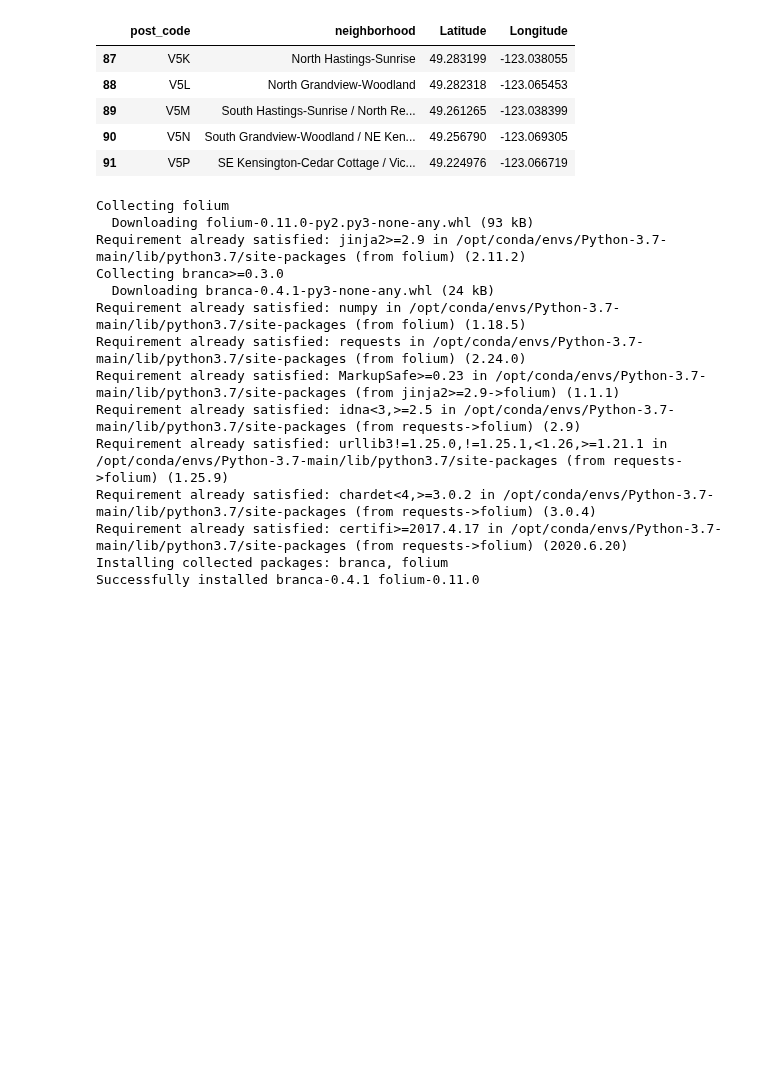
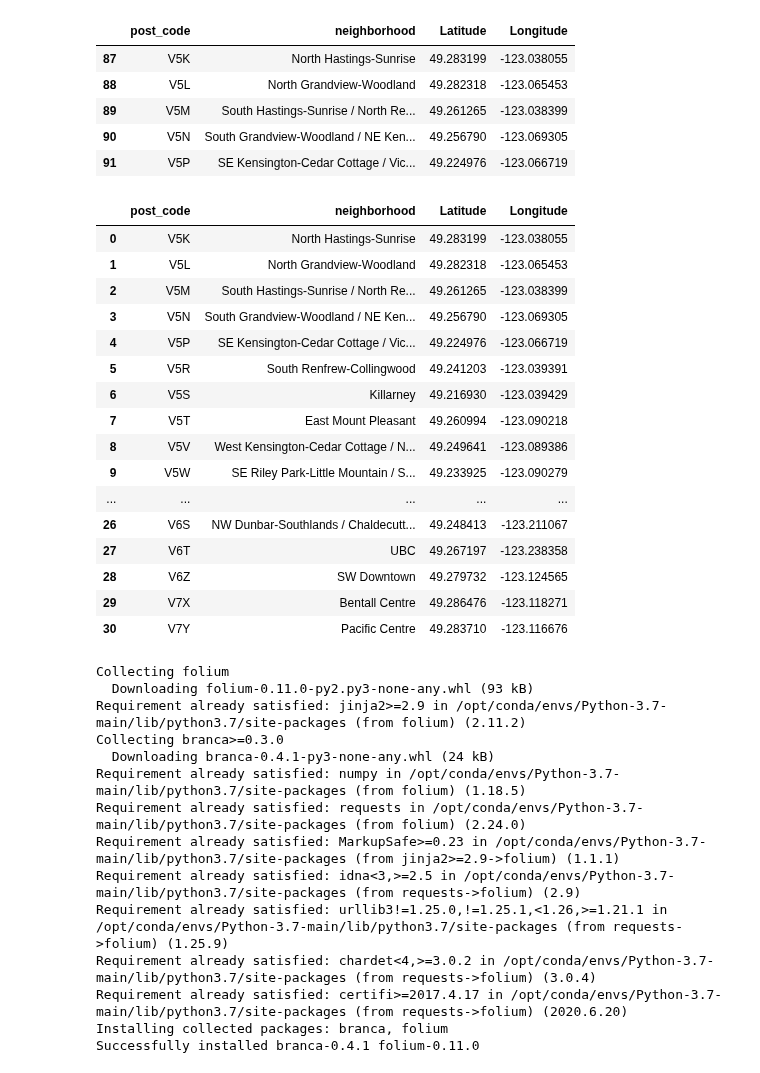
Before and after one commit to dprossi/Capstone_Project_IBM_Data_Science, a Jupyter notebook: Applied_Data_Science_Capstone_Project_Vancouver.ipynb, the cells around one changed output. Saved outputs shown, nothing was run; the diff lists cells and outputs as text; code cells hidden in the pictures; blank space fills up the shorter version.

```diff
--- a/Applied_Data_Science_Capstone_Project_Vancouver.ipynb
+++ b/Applied_Data_Science_Capstone_Project_Vancouver.ipynb
@@ -177,6 +177,29 @@ df5.head()
 | 89 | V5M | South Hastings-Sunrise / North Re... | 49.261265 | -123.038399 |
 | 90 | V5N | South Grandview-Woodland / NE Ken... | 49.256790 | -123.069305 |
 | 91 | V5P | SE Kensington-Cedar Cottage / Vic... | 49.224976 | -123.066719 |
+# %%
+df6 = df5.reset_index()
+# %%
+df6 = df6.drop('index', 1)
+df6
+# %% [output]
+|  | post_code | neighborhood | Latitude | Longitude |
+| 0 | V5K | North Hastings-Sunrise | 49.283199 | -123.038055 |
+| 1 | V5L | North Grandview-Woodland | 49.282318 | -123.065453 |
+| 2 | V5M | South Hastings-Sunrise / North Re... | 49.261265 | -123.038399 |
+| 3 | V5N | South Grandview-Woodland / NE Ken... | 49.256790 | -123.069305 |
+| 4 | V5P | SE Kensington-Cedar Cottage / Vic... | 49.224976 | -123.066719 |
+| 5 | V5R | South Renfrew-Collingwood | 49.241203 | -123.039391 |
+| 6 | V5S | Killarney | 49.216930 | -123.039429 |
+| 7 | V5T | East Mount Pleasant | 49.260994 | -123.090218 |
+| 8 | V5V | West Kensington-Cedar Cottage / N... | 49.249641 | -123.089386 |
+| 9 | V5W | SE Riley Park-Little Mountain / S... | 49.233925 | -123.090279 |
+| ... | ... | ... | ... | ... |
+| 26 | V6S | NW Dunbar-Southlands / Chaldecutt... | 49.248413 | -123.211067 |
+| 27 | V6T | UBC | 49.267197 | -123.238358 |
+| 28 | V6Z | SW Downtown | 49.279732 | -123.124565 |
+| 29 | V7X | Bentall Centre | 49.286476 | -123.118271 |
+| 30 | V7Y | Pacific Centre | 49.283710 | -123.116676 |
 # %%
 # install the Folium mapping library
 !pip install folium
```
Also changed, not shown: parts of 7 cells of this notebook.
